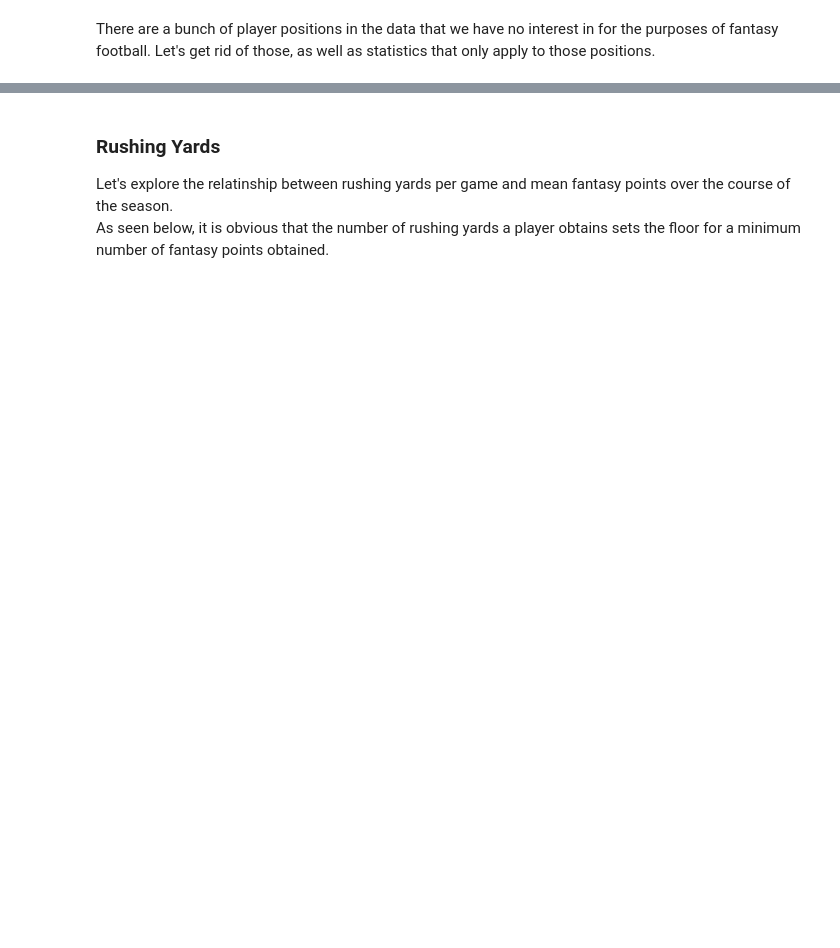
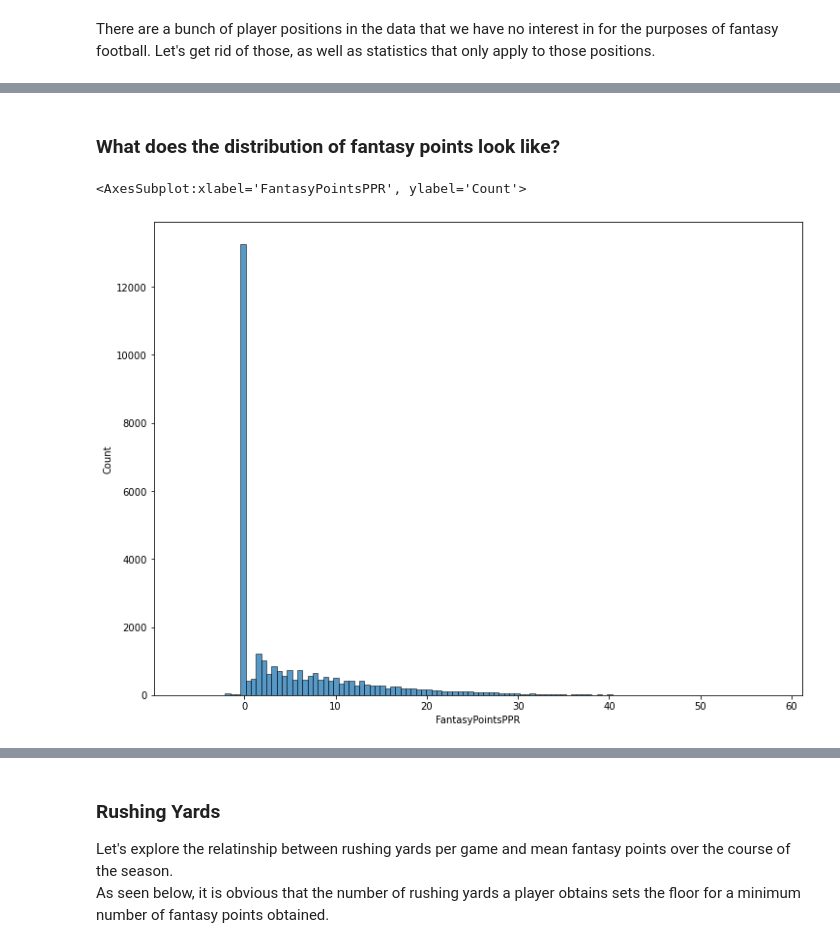
Before and after one commit to bernpb/Fantasy_Football_Prediction, a Jupyter notebook: exploratory_data_analysis.ipynb, the cells around one changed output, grey strips where cells are left out. Drawn from its saved outputs; the diff is of its cells as text; code cells hidden in the pictures; blank space fills up the shorter version.

```diff
--- a/exploratory_data_analysis.ipynb
+++ b/exploratory_data_analysis.ipynb
@@ -130,7 +158,7 @@ data = data.loc[data.Position.isin(offensive_positions)]
 
 # Make a list of the columns I am looking to drop
 
-cols_to_drop = ['Unnamed: 0', 'SeasonType',
+cols_to_drop = ['Unnamed: 0_x','Unnamed: 0_y', 'SeasonType',
        'PositionCategory', 'Played', 'SoloTackles', 'AssistedTackles',
        'TacklesForLoss', 'Sacks', 'SackYards', 'QuarterbackHits',
        'PassesDefended', 'FumblesForced', 'FumblesRecovered',
@@ -147,0 +184,8 @@ data.head()
+# %% [markdown]
+### What does the distribution of fantasy points look like?
+# %%
+plt.figure(figsize = (12, 9))
+sns.histplot(data['FantasyPointsPPR'])
+# %% [output]
+<AxesSubplot:xlabel='FantasyPointsPPR', ylabel='Count'>
+[figure, added]
```
Also changed, not shown: parts of 24 cells of this notebook, 16 other files.
